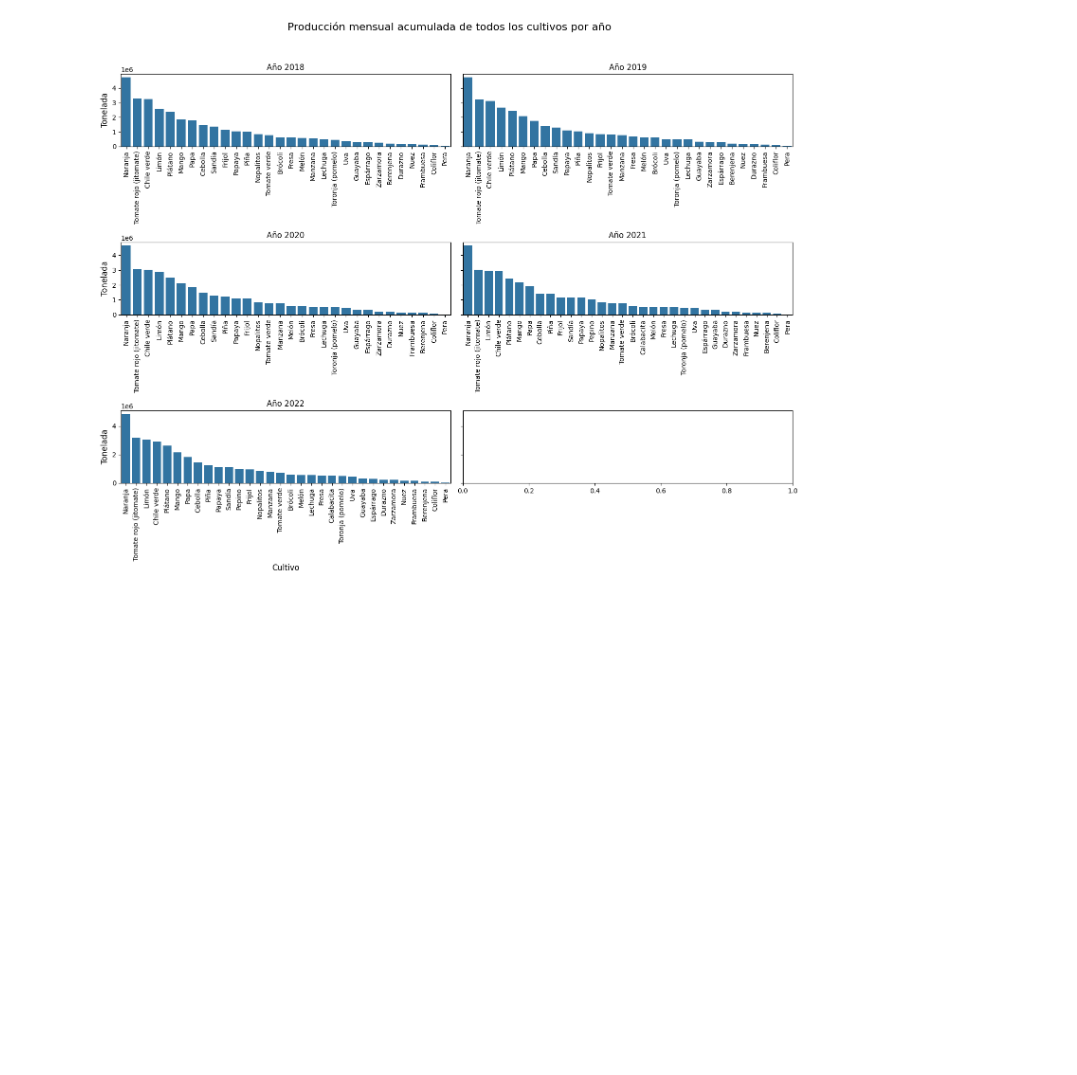
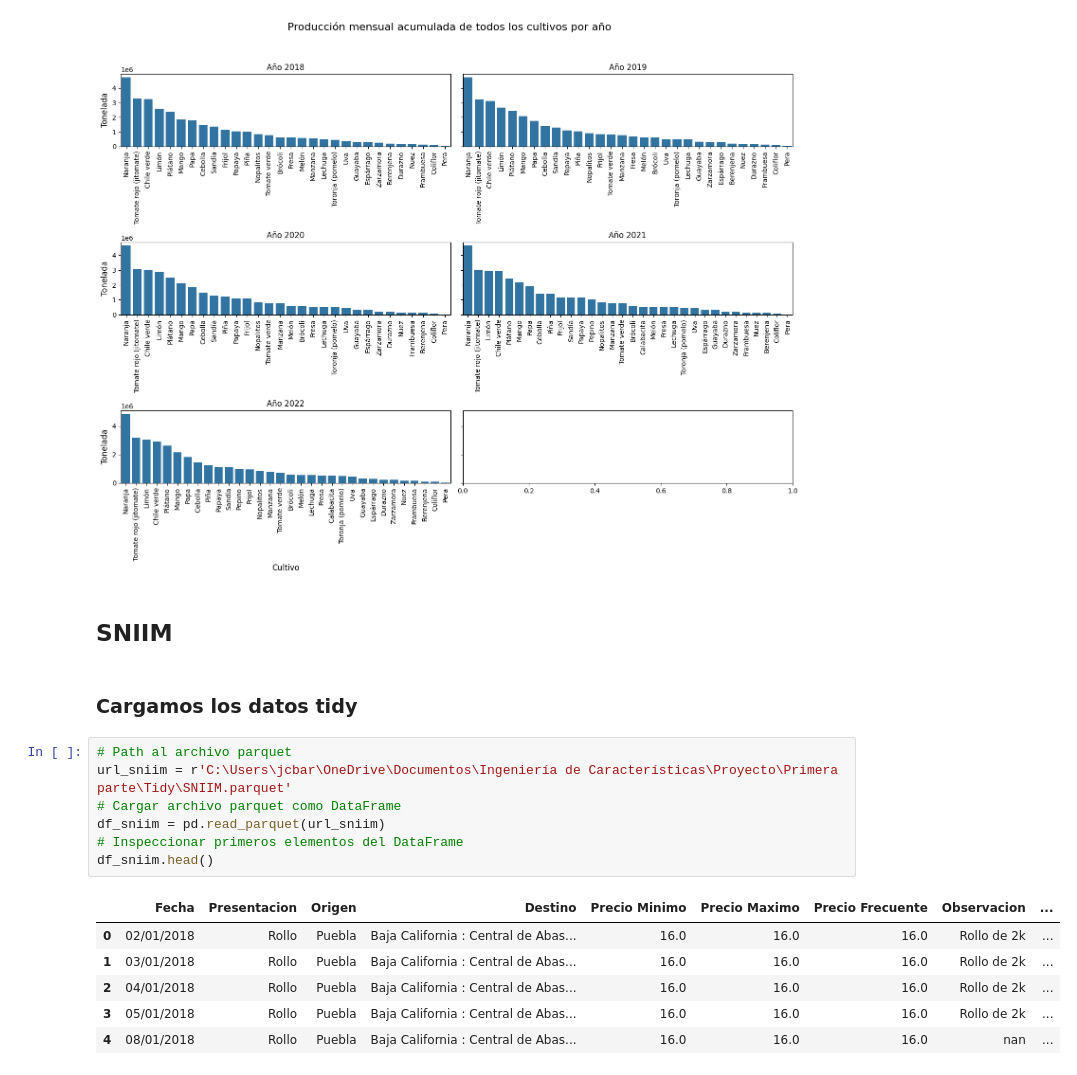
Before and after one commit to josemal98/Proyecto_Ing_Caract, a Jupyter notebook: Segunda_parte/Preparacion_de_datos.ipynb, the cells around one changed output. Cells and saved outputs as stored; diff of their text form; blank space fills up the shorter version.

```diff
--- a/Segunda_parte/Preparacion_de_datos.ipynb
+++ b/Segunda_parte/Preparacion_de_datos.ipynb
@@ -513,3 +517,21 @@ plt.tight_layout(rect=[0, 0, 1, 0.95])
 plt.show()
 # %% [output]
 [figure]
+# %% [markdown]
+## SNIIM
+# %% [markdown]
+### Cargamos los datos tidy
+# %%
+# Path al archivo parquet
+url_sniim = r'C:\Users\jcbar\OneDrive\Documentos\Ingeniería de Características\Proyecto\Primera parte\Tidy\SNIIM.parquet'
+# Cargar archivo parquet como DataFrame
+df_sniim = pd.read_parquet(url_sniim)
+# Inspeccionar primeros elementos del DataFrame
+df_sniim.head()
+# %% [output]
+|  | Fecha | Presentacion | Origen | Destino | Precio Minimo | Precio Maximo | Precio Frecuente | Observacion | ... |
+| 0 | 02/01/2018 | Rollo | Puebla | Baja California : Central de Abas... | 16.0 | 16.0 | 16.0 | Rollo de 2k | ... |
+| 1 | 03/01/2018 | Rollo | Puebla | Baja California : Central de Abas... | 16.0 | 16.0 | 16.0 | Rollo de 2k | ... |
+| 2 | 04/01/2018 | Rollo | Puebla | Baja California : Central de Abas... | 16.0 | 16.0 | 16.0 | Rollo de 2k | ... |
+| 3 | 05/01/2018 | Rollo | Puebla | Baja California : Central de Abas... | 16.0 | 16.0 | 16.0 | Rollo de 2k | ... |
+| 4 | 08/01/2018 | Rollo | Puebla | Baja California : Central de Abas... | 16.0 | 16.0 | 16.0 | nan | ... |
```
Also changed, not shown: parts of 16 cells of this notebook.
